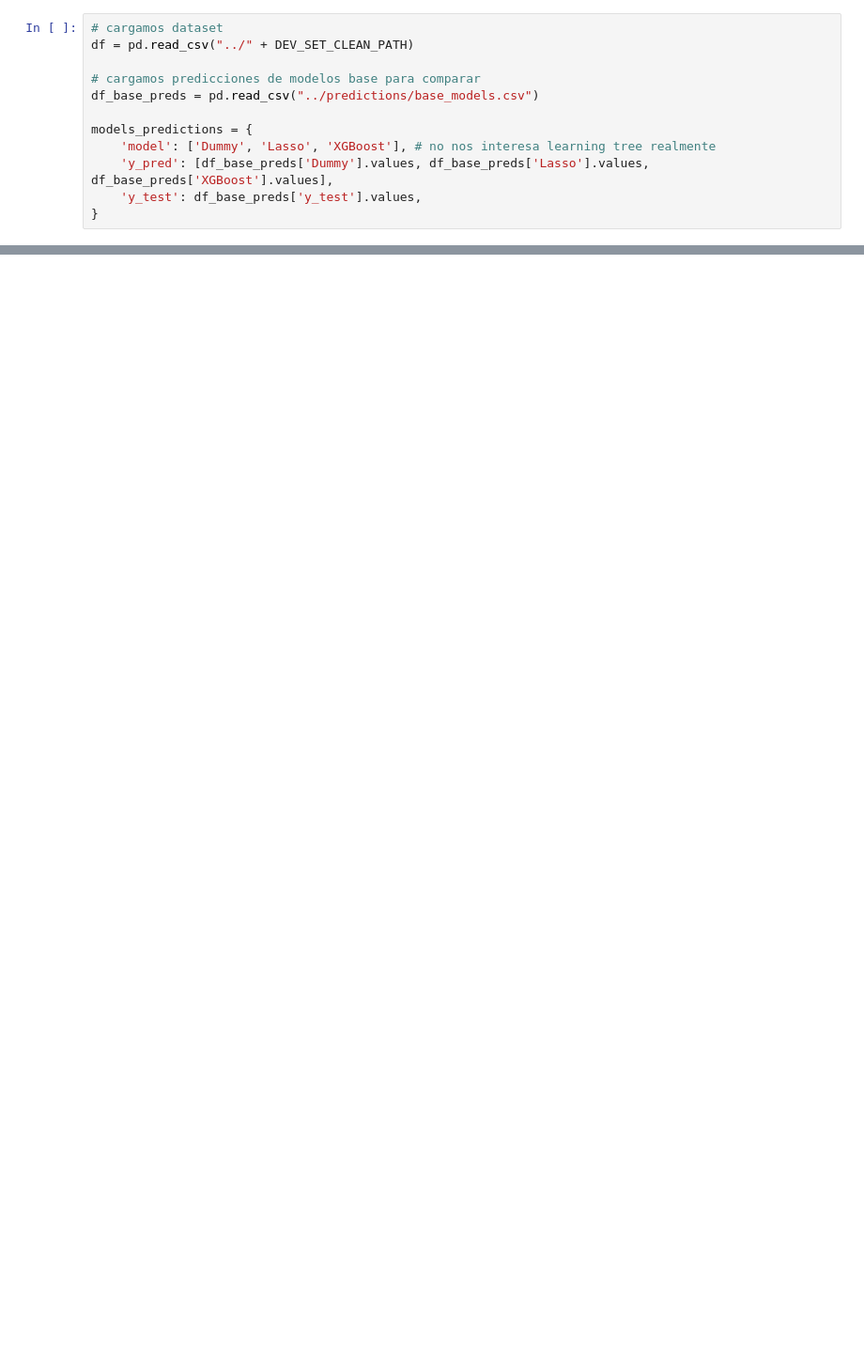
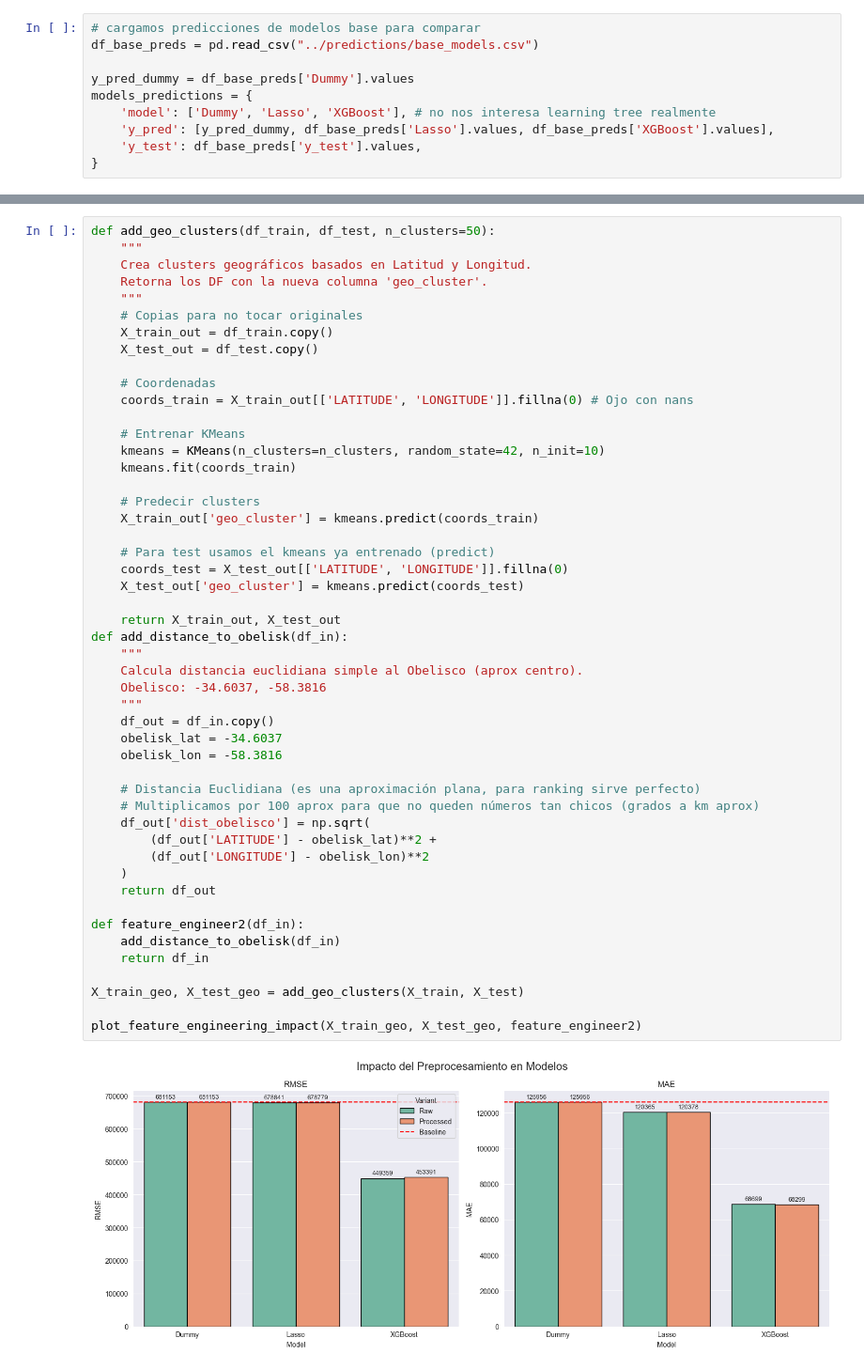
Before and after one commit to gonzabaleta/alquileres, a Jupyter notebook: notebooks/04-feature_engineering.ipynb, the cells around one changed output, grey strips where cells are left out. Shown at 94% size. Saved outputs shown, nothing was run; the diff lists cells and outputs as text; blank space fills up the shorter version.

```diff
--- a/notebooks/04-feature_engineering.ipynb
+++ b/notebooks/04-feature_engineering.ipynb
@@ -7,12 +17,10 @@ import pandas as pd
 # %%
-# cargamos dataset
-df = pd.read_csv("../" + DEV_SET_CLEAN_PATH)
-
 # cargamos predicciones de modelos base para comparar
 df_base_preds = pd.read_csv("../predictions/base_models.csv")
 
+y_pred_dummy = df_base_preds['Dummy'].values
 models_predictions = {
     'model': ['Dummy', 'Lasso', 'XGBoost'], # no nos interesa learning tree realmente
-    'y_pred': [df_base_preds['Dummy'].values, df_base_preds['Lasso'].values, df_base_preds['XGBoost'].values],
+    'y_pred': [y_pred_dummy, df_base_preds['Lasso'].values, df_base_preds['XGBoost'].values],
     'y_test': df_base_preds['y_test'].values,
 }
@@ -28,0 +134,51 @@ def add_amenities_score(df):
+# %%
+def add_geo_clusters(df_train, df_test, n_clusters=50):
+    """
+    Crea clusters geográficos basados en Latitud y Longitud.
+    Retorna los DF con la nueva columna 'geo_cluster'.
+    """
+    # Copias para no tocar originales
+    X_train_out = df_train.copy()
+    X_test_out = df_test.copy()
+
+    # Coordenadas
+    coords_train = X_train_out[['LATITUDE', 'LONGITUDE']].fillna(0) # Ojo con nans
+
+    # Entrenar KMeans
+    kmeans = KMeans(n_clusters=n_clusters, random_state=42, n_init=10)
+    kmeans.fit(coords_train)
+
+    # Predecir clusters
+    X_train_out['geo_cluster'] = kmeans.predict(coords_train)
+
+    # Para test usamos el kmeans ya entrenado (predict)
+    coords_test = X_test_out[['LATITUDE', 'LONGITUDE']].fillna(0)
+    X_test_out['geo_cluster'] = kmeans.predict(coords_test)
+
+    return X_train_out, X_test_out
+def add_distance_to_obelisk(df_in):
+    """
+    Calcula distancia euclidiana simple al Obelisco (aprox centro).
+    Obelisco: -34.6037, -58.3816
+    """
+    df_out = df_in.copy()
+    obelisk_lat = -34.6037
+    obelisk_lon = -58.3816
+
+    # Distancia Euclidiana (es una aproximación plana, para ranking sirve perfecto)
+    # Multiplicamos por 100 aprox para que no queden números tan chicos (grados a km aprox)
+    df_out['dist_obelisco'] = np.sqrt(
+        (df_out['LATITUDE'] - obelisk_lat)**2 +
+        (df_out['LONGITUDE'] - obelisk_lon)**2
+    )
+    return df_out
+
+def feature_engineer2(df_in):
+    add_distance_to_obelisk(df_in)
+    return df_in
+
+X_train_geo, X_test_geo = add_geo_clusters(X_train, X_test)
+
+plot_feature_engineering_impact(X_train_geo, X_test_geo, feature_engineer2)
+# %% [output]
+[figure, added]
```
Also changed, not shown: parts of 26 cells of this notebook, 8 other files.
